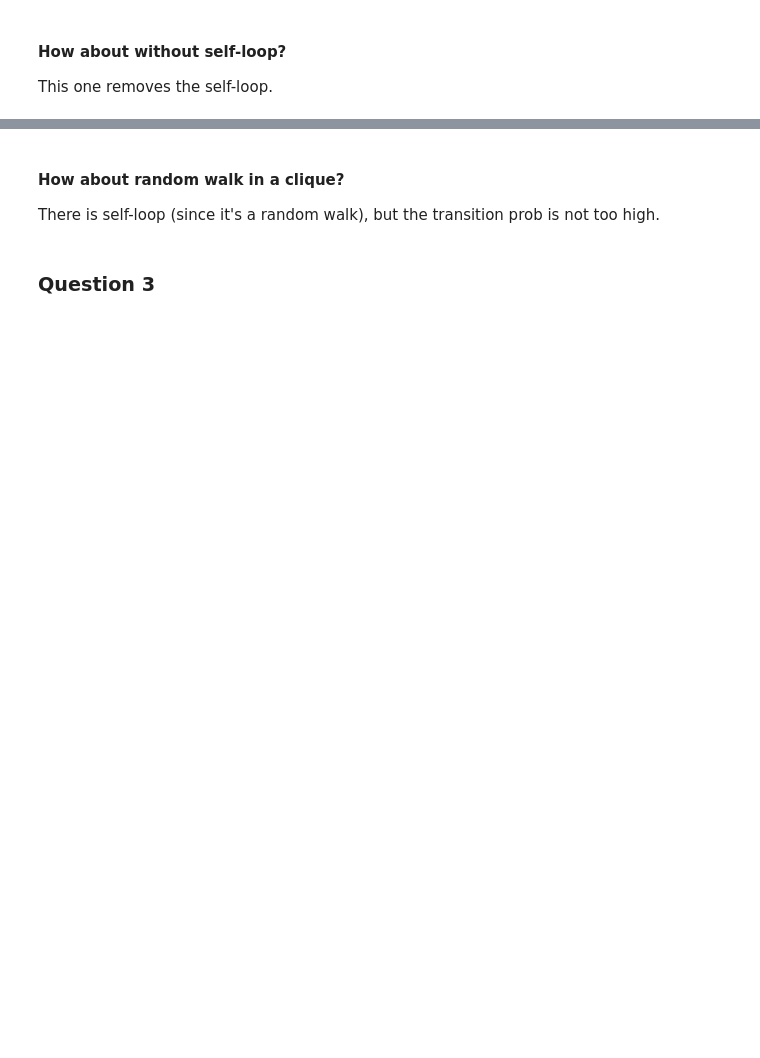
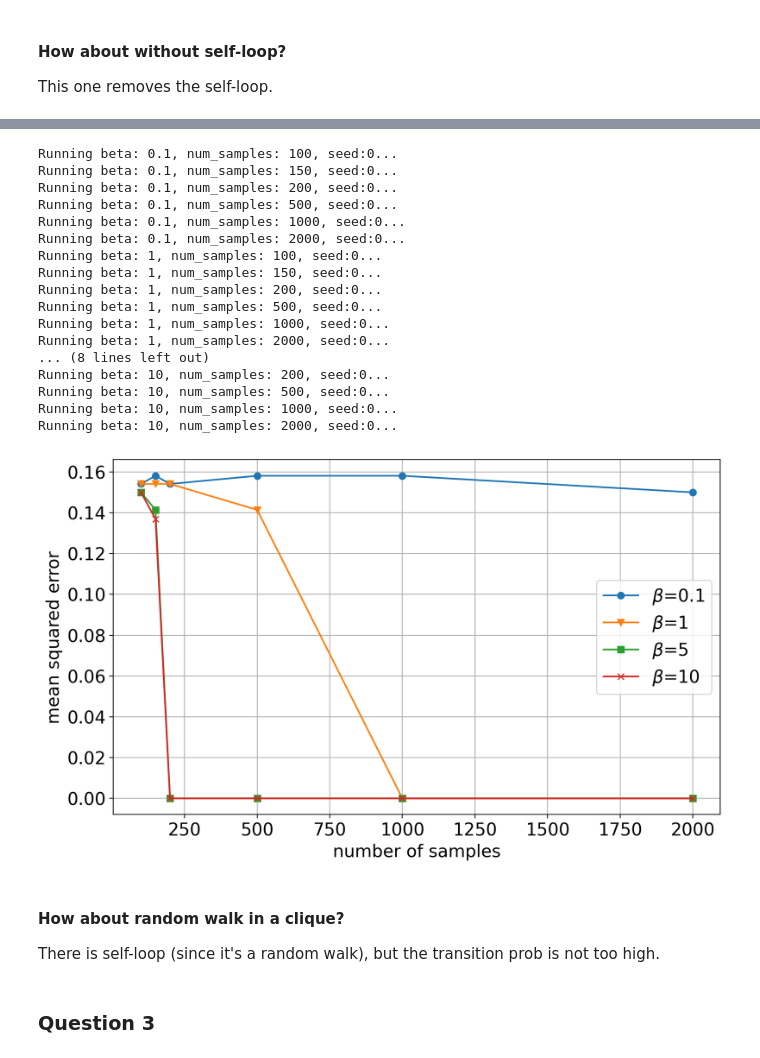
Before and after one commit to LiangzeJiang/MCAA-project, a Jupyter notebook: run_fast.ipynb, the cells around one changed output, grey strips where cells are left out. Saved outputs shown, nothing was run; the diff lists cells and outputs as text; code cells hidden in the pictures; blank space fills up the shorter version.

```diff
--- a/run_fast.ipynb
+++ b/run_fast.ipynb
@@ -421,36 +458,51 @@ np.sort(np.mean(theta_seq[warmup_iters:], axis=0))
 # %%
 # compared to question 1, we change transition function, initialization function and the coefficient
 obj_func = "2-norm"
 trans_func = "2_bit_random_flip_for_sparsity"
 init_func = "sparse_constraint"
 beta_func = "constant"
 sparsity = int(dim/100) # only used for question 2 & 3
 coef = 1/(2 * sparsity)
-seeds = [0]
-num_samples = [5, 10, 100]
-beta_list = [0.5, 1, 10]
-warmup_iters = 70 * dim # assume convergence after warmup
 
 all_errors_wrt_beta = {}
 for b in beta_list:
     all_errors, all_vals= [], []
     for m in num_samples:
         error, vals = 0, np.zeros((num_iters,))
         for s in seeds:
             print(f"Running beta: {b}, num_samples: {m}, seed:{s}...")
-            x, y, theta_gt = gen_data(m, dim, sigma, seed=s)
+            x, y, theta_gt = gen_data(m, dim, sigma, seed=s, func=init_func, sparsity=sparsity)
             betas = gen_beta_seq(x, y, obj, eps, dim, num_iters, beta_func, constant=b)
             init_theta = state_init(dim, sparsity=sparsity, func=init_func)
             theta_seq, val_seq = run_MH(x, y, num_iters, betas, trans_func, obj_func, init_theta, sparsity=sparsity)
 
-            error += eval(theta_gt, theta_seq, coef, warmup_iters=warmup_iters, mode='normal')/len(seeds) # estimate mean squared error, averaged over theta and X
+            error += eval(theta_gt, theta_seq, coef, warmup_iters=-1)/len(seeds) # estimate mean squared error, averaged over theta and X
             vals += np.array(val_seq)/len(seeds)
 
         all_errors.append(error)
         all_vals.append(vals)
 
     all_errors_wrt_beta[b] = all_errors
 
     # plot_error(num_samples, all_errors)
 
 plot_error_wrt_beta(num_samples, all_errors_wrt_beta, beta_list, coef='s')
+# %% [output]
+Running beta: 0.1, num_samples: 100, seed:0...
+Running beta: 0.1, num_samples: 150, seed:0...
+Running beta: 0.1, num_samples: 200, seed:0...
+Running beta: 0.1, num_samples: 500, seed:0...
+Running beta: 0.1, num_samples: 1000, seed:0...
+Running beta: 0.1, num_samples: 2000, seed:0...
+Running beta: 1, num_samples: 100, seed:0...
+Running beta: 1, num_samples: 150, seed:0...
+Running beta: 1, num_samples: 200, seed:0...
+Running beta: 1, num_samples: 500, seed:0...
+Running beta: 1, num_samples: 1000, seed:0...
+Running beta: 1, num_samples: 2000, seed:0...
+... (8 lines left out)
+Running beta: 10, num_samples: 200, seed:0...
+Running beta: 10, num_samples: 500, seed:0...
+Running beta: 10, num_samples: 1000, seed:0...
+Running beta: 10, num_samples: 2000, seed:0...
+[figure, added]
```
Also changed, not shown: parts of 18 cells of this notebook.
